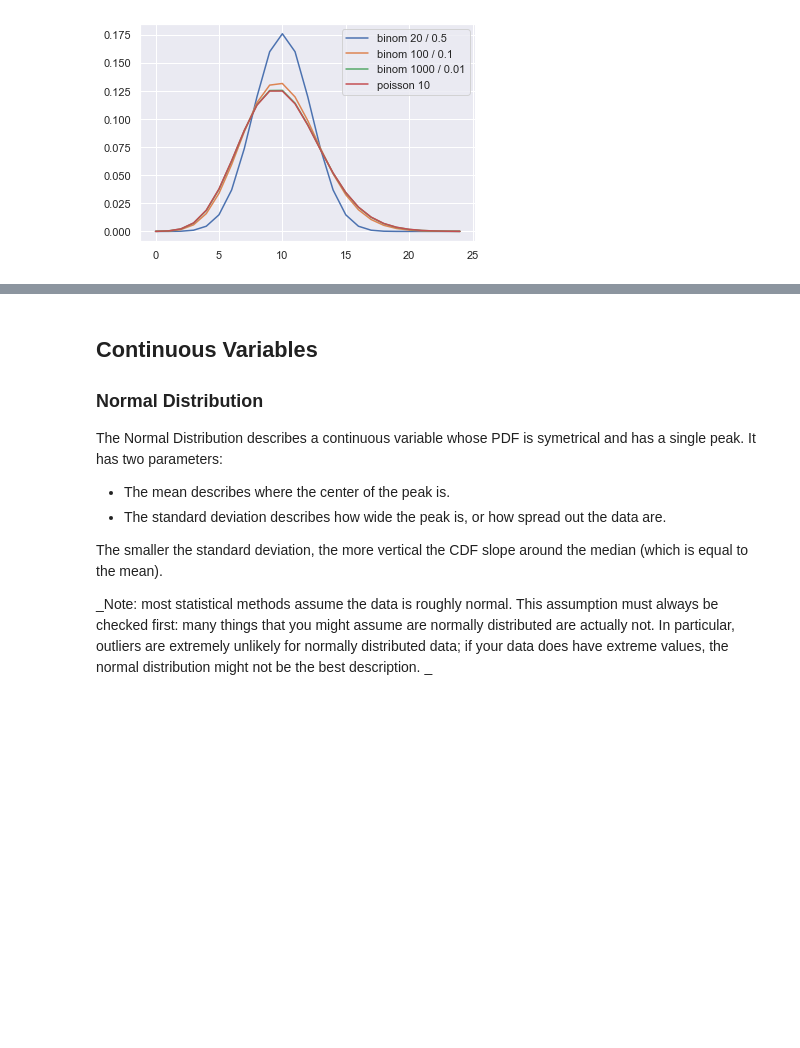
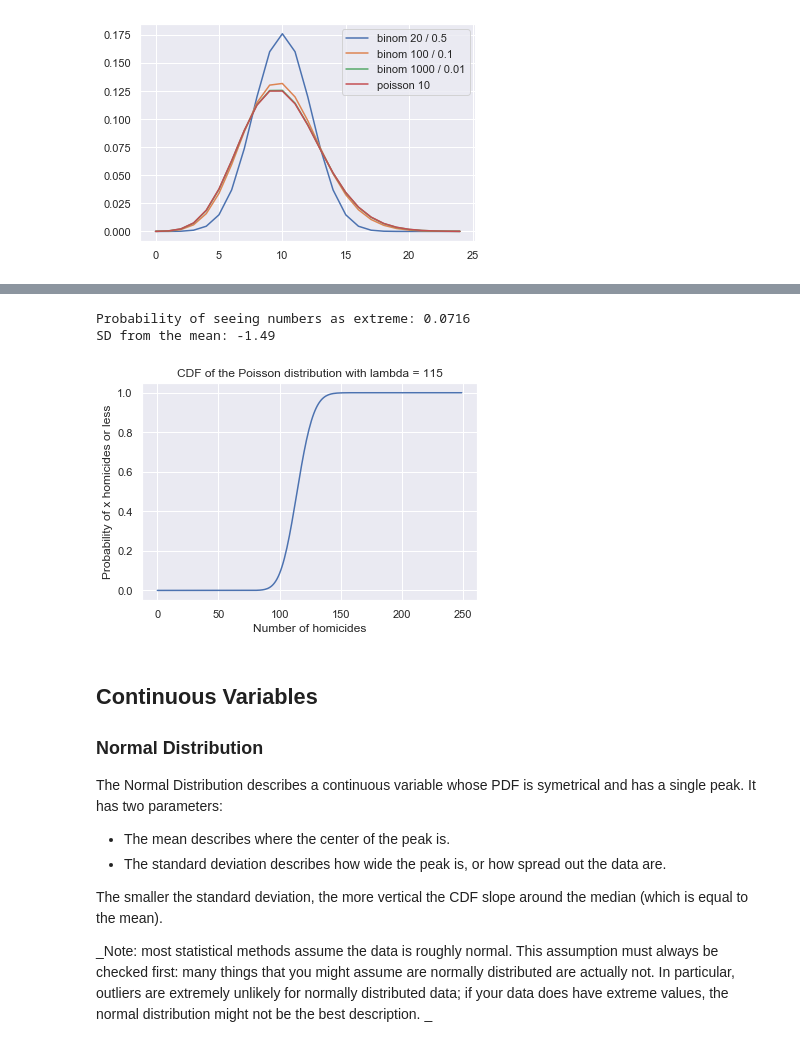
Before and after one commit to sebastienplat/sebastienplat.github.io, a Jupyter notebook: _posts_notebooks/data_science_101/HypTesting2.ipynb, the cells around one changed output, grey strips where cells are left out. Cells and saved outputs as stored; diff of their text form; code cells hidden in the pictures; blank space fills up the shorter version.

```diff
--- a/_posts_notebooks/data_science_101/HypTesting2.ipynb
+++ b/_posts_notebooks/data_science_101/HypTesting2.ipynb
@@ -242,3 +322,19 @@ _ = plt.legend(loc='top right')
+# %%
+# CDF
+_ = plt.plot(range(0, 250), stats.poisson.cdf(range(0, 250), 115))
+plt.title('CDF of the Poisson distribution with lambda = 115')
+plt.xlabel('Number of homicides')
+plt.ylabel('Probability of x homicides or less')
+
+# probability of having a number at least at extreme as 99
+print('Probability of seeing numbers as extreme: {:.3}'.format(stats.poisson.cdf(99, 115)))
+
+# standard deviations from the mean
+print('SD from the mean: {:.3}'.format((99 - 115) / np.sqrt(115)))
+# %% [output]
+Probability of seeing numbers as extreme: 0.0716
+SD from the mean: -1.49
+[figure, added]
 # %% [markdown]
 ## Continuous Variables
 
```
Also changed, not shown: parts of 11 cells of this notebook.
